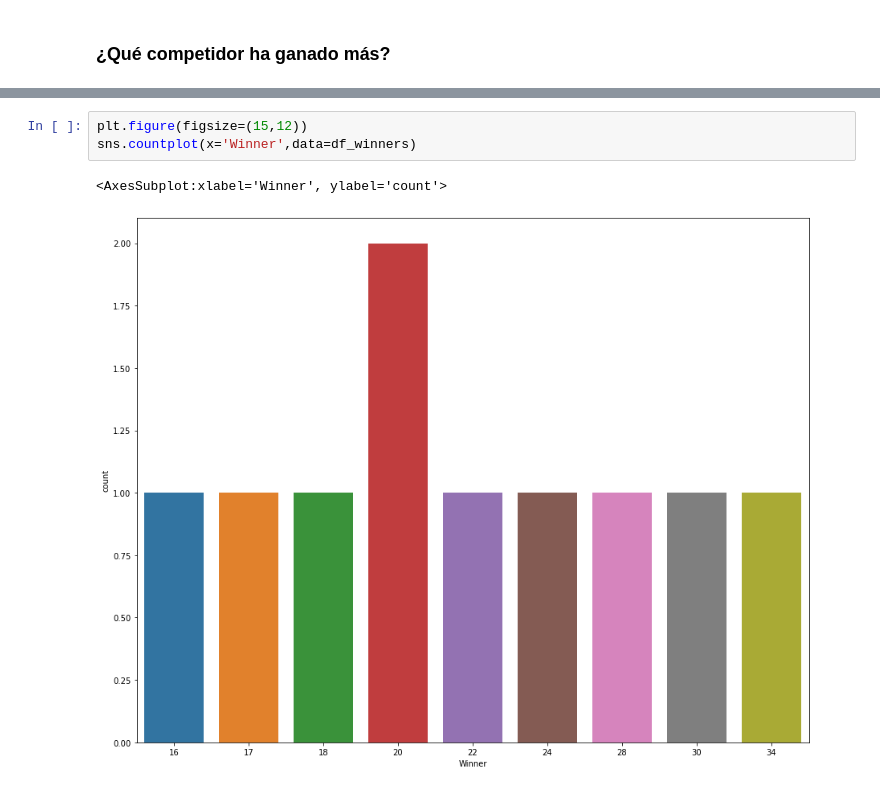
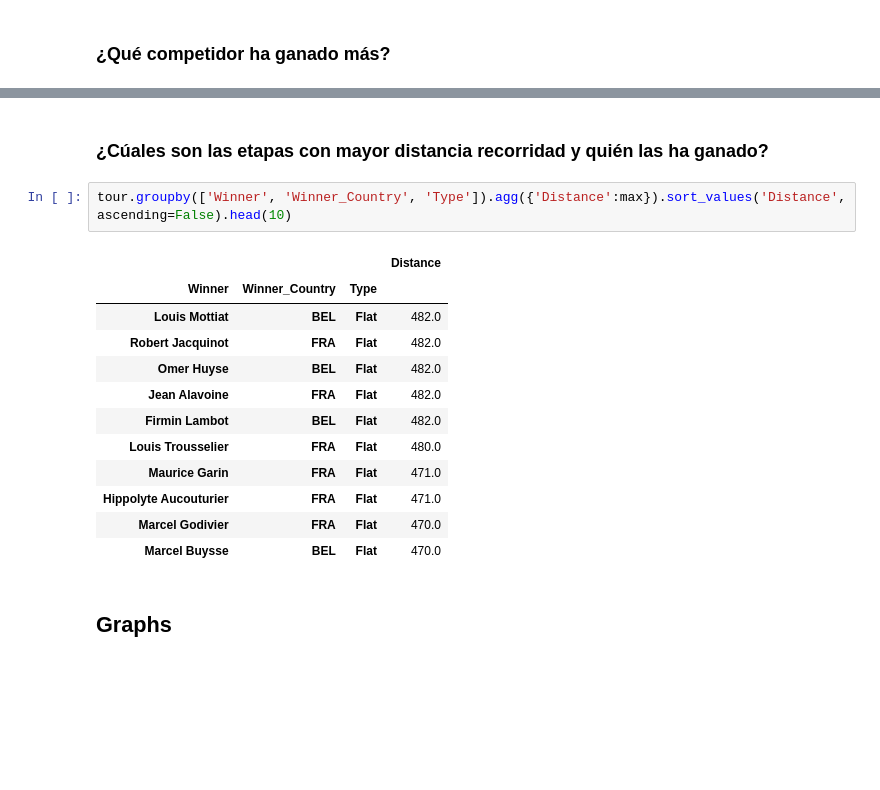
Before and after one commit to alfredommid/TDF_analysis, a Jupyter notebook: HistoricTDF.ipynb, the cells around one changed output, grey strips where cells are left out. Saved outputs shown, nothing was run; the diff lists cells and outputs as text; blank space fills up the shorter version.

Commit message:
adding new graphs to the analysis

```diff
--- a/HistoricTDF.ipynb
+++ b/HistoricTDF.ipynb
@@ -221,9 +232,22 @@ top10
 | François Faber | 18 |
 | Jean Alavoine | 17 |
 | Charles Pélissier | 16 |
-# %%
-plt.figure(figsize=(15,12))
-sns.countplot(x='Winner',data=df_winners)
-# %% [output]
-<AxesSubplot:xlabel='Winner', ylabel='count'>
-[figure, removed]
+# %% [markdown]
+### ¿Cúales son las etapas con mayor distancia recorridad y quién las ha ganado?
+# %%
+tour.groupby(['Winner', 'Winner_Country', 'Type']).agg({'Distance':max}).sort_values('Distance', ascending=False).head(10)
+# %% [output]
+|  |  |  | Distance |
+| Winner | Winner_Country | Type |  |
+| Louis Mottiat | BEL | Flat | 482.0 |
+| Robert Jacquinot | FRA | Flat | 482.0 |
+| Omer Huyse | BEL | Flat | 482.0 |
+| Jean Alavoine | FRA | Flat | 482.0 |
+| Firmin Lambot | BEL | Flat | 482.0 |
+| Louis Trousselier | FRA | Flat | 480.0 |
+| Maurice Garin | FRA | Flat | 471.0 |
+| Hippolyte Aucouturier | FRA | Flat | 471.0 |
+| Marcel Godivier | FRA | Flat | 470.0 |
+| Marcel Buysse | BEL | Flat | 470.0 |
+# %% [markdown]
+## Graphs
```
Also changed, not shown: parts of 12 cells of this notebook.
